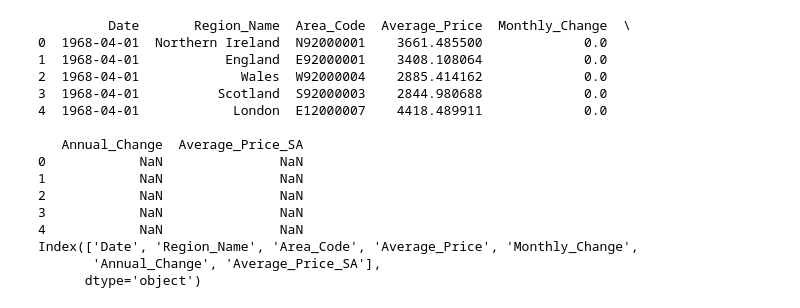
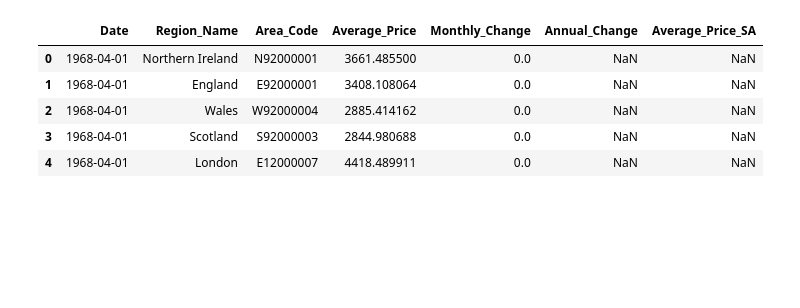
Before and after one commit to mjc136/DataScience, a Jupyter notebook: HousePricePredictor/HousePricePredictor.ipynb, the cells around one changed output. Saved outputs shown, nothing was run; the diff lists cells and outputs as text; code cells hidden in the pictures; blank space fills up the shorter version.

```diff
--- a/HousePricePredictor/HousePricePredictor.ipynb
+++ b/HousePricePredictor/HousePricePredictor.ipynb
@@ -11,25 +12,14 @@ from sklearn.metrics import mean_squared_error, r2_score
 # %%
 df = pd.read_csv('Average-prices-2024-06.csv', header=0)  # Header=0 to use the first row as column names
 
-print(df.head())  # Display the first few rows to verify
-print(df.columns)  # Display column names
+df.head()
 # %% [output]
-         Date       Region_Name  Area_Code  Average_Price  Monthly_Change  \
-0  1968-04-01  Northern Ireland  N92000001    3661.485500             0.0
-1  1968-04-01           England  E92000001    3408.108064             0.0
-2  1968-04-01             Wales  W92000004    2885.414162             0.0
-3  1968-04-01          Scotland  S92000003    2844.980688             0.0
-4  1968-04-01            London  E12000007    4418.489911             0.0
-
-   Annual_Change  Average_Price_SA
-0            NaN               NaN
-1            NaN               NaN
-2            NaN               NaN
-3            NaN               NaN
-4            NaN               NaN
-Index(['Date', 'Region_Name', 'Area_Code', 'Average_Price', 'Monthly_Change',
-       'Annual_Change', 'Average_Price_SA'],
-      dtype='object')
+|  | Date | Region_Name | Area_Code | Average_Price | Monthly_Change | Annual_Change | Average_Price_SA |
+| 0 | 1968-04-01 | Northern Ireland | N92000001 | 3661.485500 | 0.0 | NaN | NaN |
+| 1 | 1968-04-01 | England | E92000001 | 3408.108064 | 0.0 | NaN | NaN |
+| 2 | 1968-04-01 | Wales | W92000004 | 2885.414162 | 0.0 | NaN | NaN |
+| 3 | 1968-04-01 | Scotland | S92000003 | 2844.980688 | 0.0 | NaN | NaN |
+| 4 | 1968-04-01 | London | E12000007 | 4418.489911 | 0.0 | NaN | NaN |
 # %%
 area_set = {i for i in df['Region_Name']}
 
```
Also changed, not shown: parts of 4 cells of this notebook, 4 other files.
